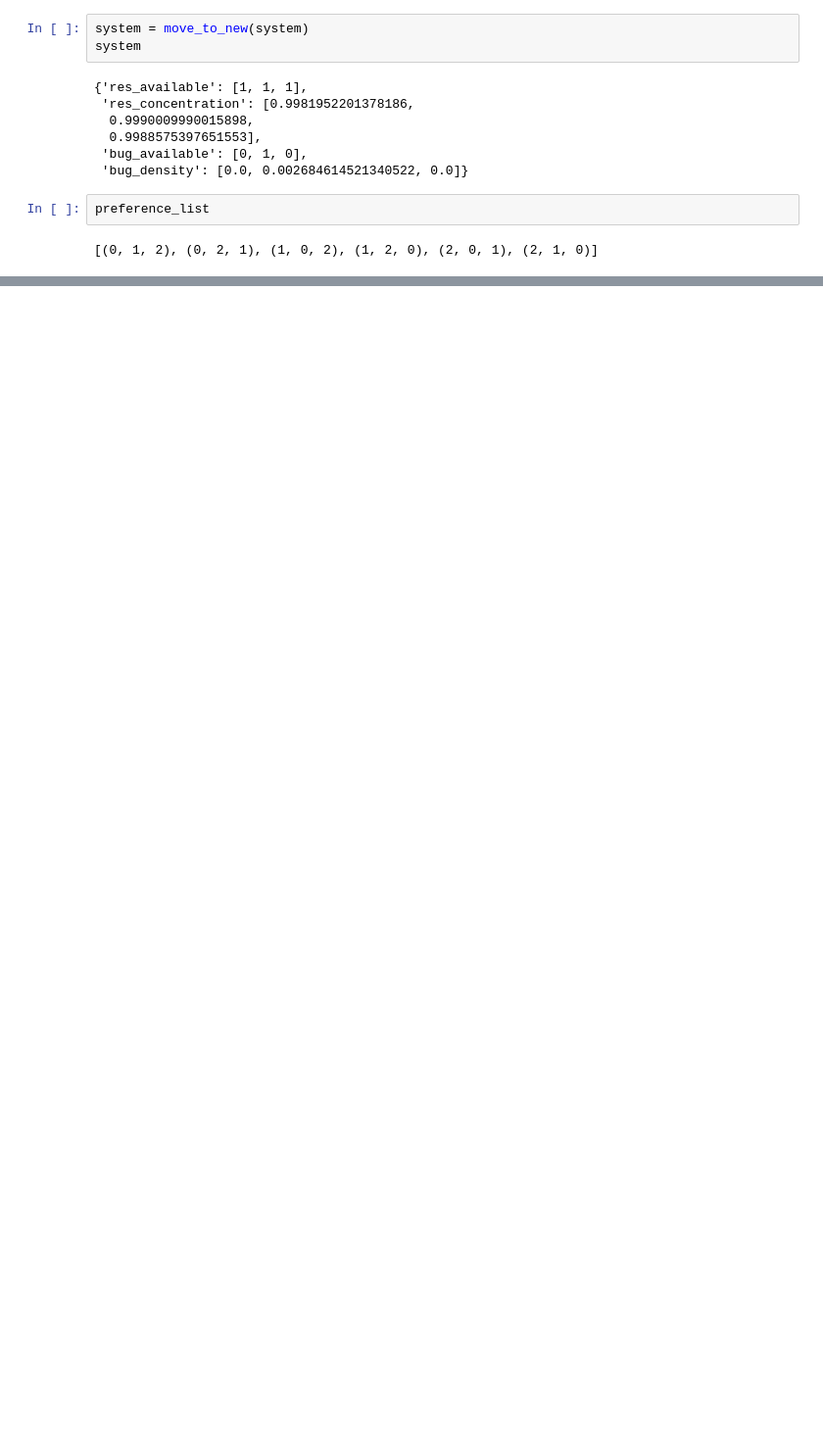
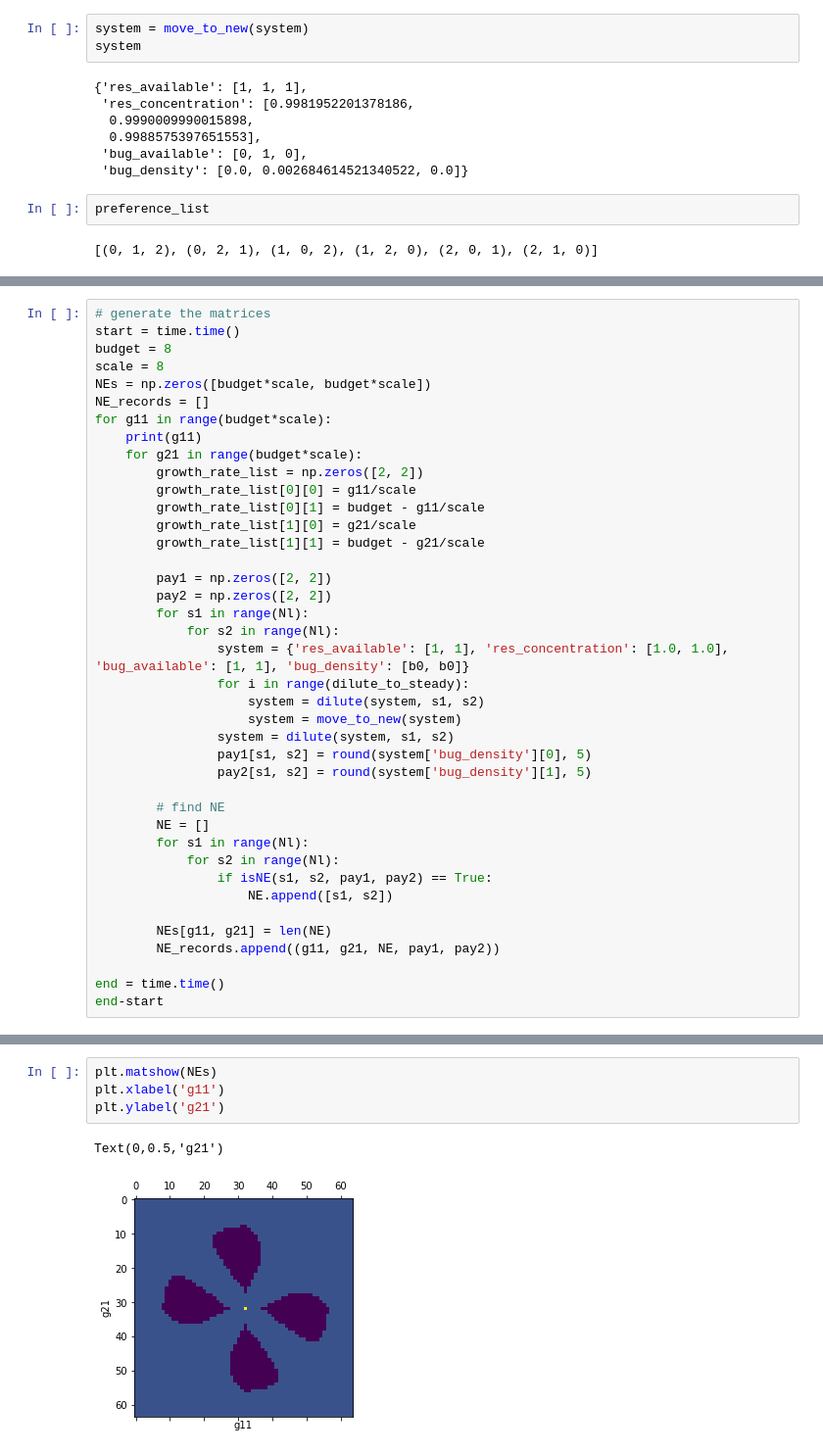
Before and after one commit to maslov-group/diauxic_assembly, a Jupyter notebook: diauxie_nash_equilibrium.ipynb, the cells around one changed output, grey strips where cells are left out. Shown at 98% size. Cells and saved outputs as stored; diff of their text form; blank space fills up the shorter version.

```diff
--- a/diauxie_nash_equilibrium.ipynb
+++ b/diauxie_nash_equilibrium.ipynb
@@ -337,0 +446,40 @@ preference_list
+# %%
+# generate the matrices
+start = time.time()
+budget = 8
+scale = 8
+NEs = np.zeros([budget*scale, budget*scale])
+NE_records = []
+for g11 in range(budget*scale):
+    print(g11)
+    for g21 in range(budget*scale):
+        growth_rate_list = np.zeros([2, 2])
+        growth_rate_list[0][0] = g11/scale
+        growth_rate_list[0][1] = budget - g11/scale
+        growth_rate_list[1][0] = g21/scale
+        growth_rate_list[1][1] = budget - g21/scale
+
+        pay1 = np.zeros([2, 2])
+        pay2 = np.zeros([2, 2])
+        for s1 in range(Nl):
+            for s2 in range(Nl):
+                system = {'res_available': [1, 1], 'res_concentration': [1.0, 1.0], 'bug_available': [1, 1], 'bug_density': [b0, b0]}
+                for i in range(dilute_to_steady):
+                    system = dilute(system, s1, s2)
+                    system = move_to_new(system)
+                system = dilute(system, s1, s2)
+                pay1[s1, s2] = round(system['bug_density'][0], 5)
+                pay2[s1, s2] = round(system['bug_density'][1], 5)
+
+        # find NE
+        NE = []
+        for s1 in range(Nl):
+            for s2 in range(Nl):
+                if isNE(s1, s2, pay1, pay2) == True:
+                    NE.append([s1, s2])
+
+        NEs[g11, g21] = len(NE)
+        NE_records.append((g11, g21, NE, pay1, pay2))
+
+end = time.time()
+end-start
@@ -337,0 +505,7 @@ preference_list
+# %%
+plt.matshow(NEs)
+plt.xlabel('g11')
+plt.ylabel('g21')
+# %% [output]
+Text(0,0.5,'g21')
+[figure, added]
```
Also changed, not shown: parts of 42 cells of this notebook, 2 other files.
